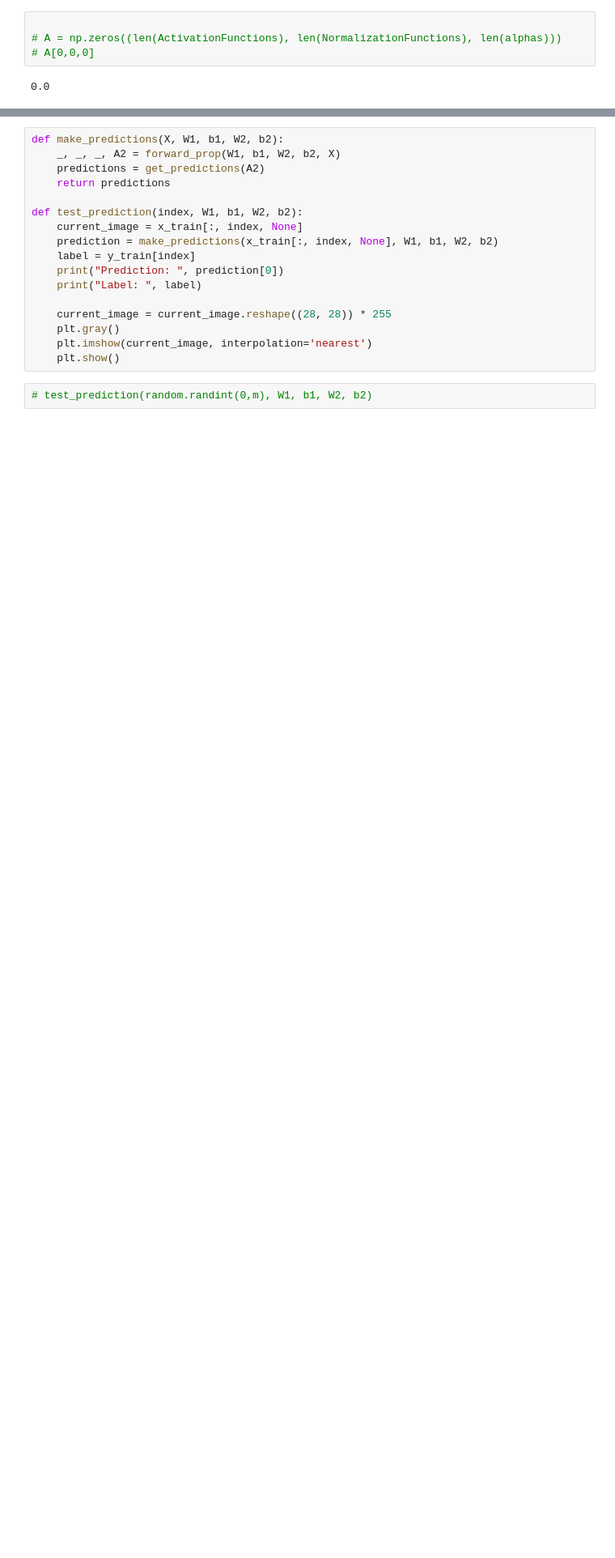
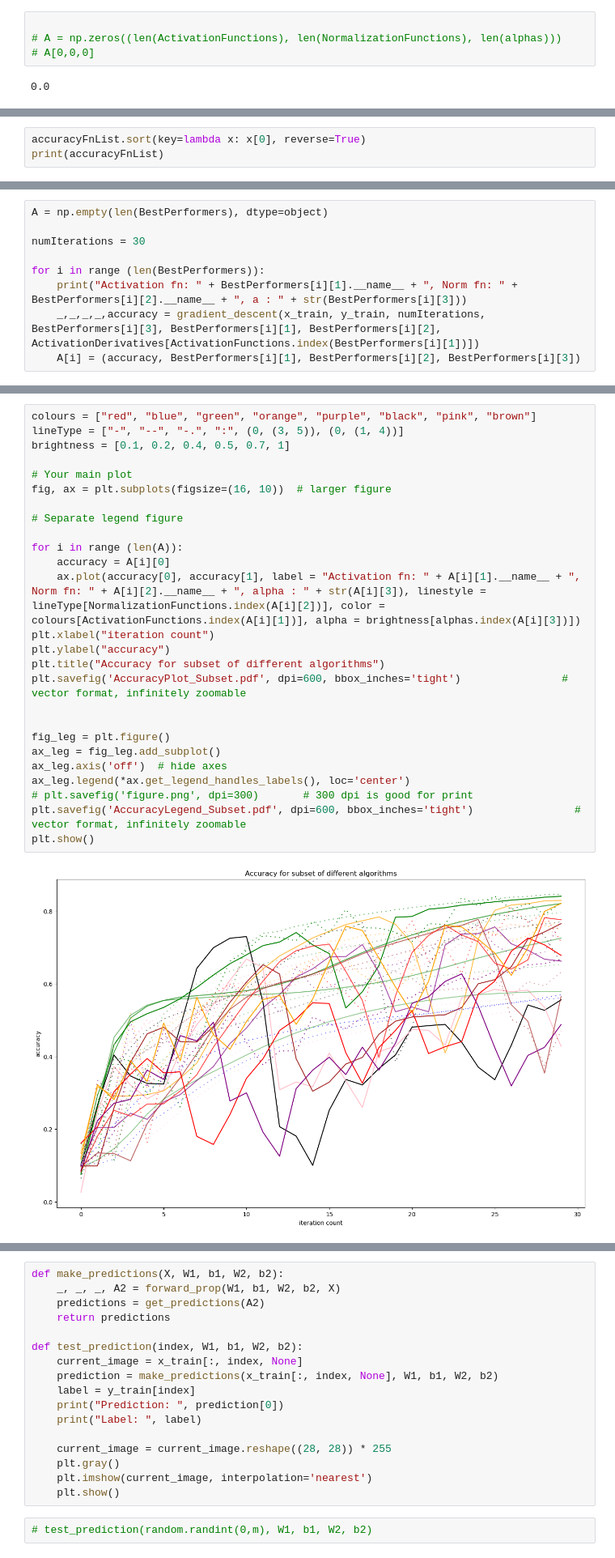
Before and after one commit to MarkZhit/simple_GPT, a Jupyter notebook: main.ipynb, the cells around one changed output, grey strips where cells are left out. Shown at 81% size. Cells and saved outputs as stored; diff of their text form; blank space fills up the shorter version.

Commit message:
Tested the subset and there are some trends, in that some combinations level off low or high, other combinations don't level off in this small iteration count.

```diff
--- a/main.ipynb
+++ b/main.ipynb
@@ -595,0 +615,3 @@ Looking through the graph with every permutation (288 total) and paying attentio
+# %%
+accuracyFnList.sort(key=lambda x: x[0], reverse=True)
+print(accuracyFnList)
@@ -595,0 +642,9 @@ Looking through the graph with every permutation (288 total) and paying attentio
+# %%
+A = np.empty(len(BestPerformers), dtype=object)
+
+numIterations = 30
+
+for i in range (len(BestPerformers)):
+    print("Activation fn: " + BestPerformers[i][1].__name__ + ", Norm fn: " + BestPerformers[i][2].__name__ + ", a : " + str(BestPerformers[i][3]))
+    _,_,_,_,accuracy = gradient_descent(x_train, y_train, numIterations, BestPerformers[i][3], BestPerformers[i][1], BestPerformers[i][2], ActivationDerivatives[ActivationFunctions.index(BestPerformers[i][1])])
+    A[i] = (accuracy, BestPerformers[i][1], BestPerformers[i][2], BestPerformers[i][3])
@@ -595,0 +697,28 @@ Looking through the graph with every permutation (288 total) and paying attentio
+# %%
+colours = ["red", "blue", "green", "orange", "purple", "black", "pink", "brown"]
+lineType = ["-", "--", "-.", ":", (0, (3, 5)), (0, (1, 4))]
+brightness = [0.1, 0.2, 0.4, 0.5, 0.7, 1]
+
+# Your main plot
+fig, ax = plt.subplots(figsize=(16, 10))  # larger figure
+
+# Separate legend figure
+
+for i in range (len(A)):
+    accuracy = A[i][0]
+    ax.plot(accuracy[0], accuracy[1], label = "Activation fn: " + A[i][1].__name__ + ", Norm fn: " + A[i][2].__name__ + ", alpha : " + str(A[i][3]), linestyle = lineType[NormalizationFunctions.index(A[i][2])], color = colours[ActivationFunctions.index(A[i][1])], alpha = brightness[alphas.index(A[i][3])])
+plt.xlabel("iteration count")
+plt.ylabel("accuracy")
+plt.title("Accuracy for subset of different algorithms")
+plt.savefig('AccuracyPlot_Subset.pdf', dpi=600, bbox_inches='tight')                # vector format, infinitely zoomable
+
+
+fig_leg = plt.figure()
+ax_leg = fig_leg.add_subplot()
+ax_leg.axis('off')  # hide axes
+ax_leg.legend(*ax.get_legend_handles_labels(), loc='center')
+# plt.savefig('figure.png', dpi=300)       # 300 dpi is good for print
+plt.savefig('AccuracyLegend_Subset.pdf', dpi=600, bbox_inches='tight')                # vector format, infinitely zoomable
+plt.show()
+# %% [output]
+[figure, added]
```
Also changed, not shown: parts of 12 cells of this notebook, 5 other files.
